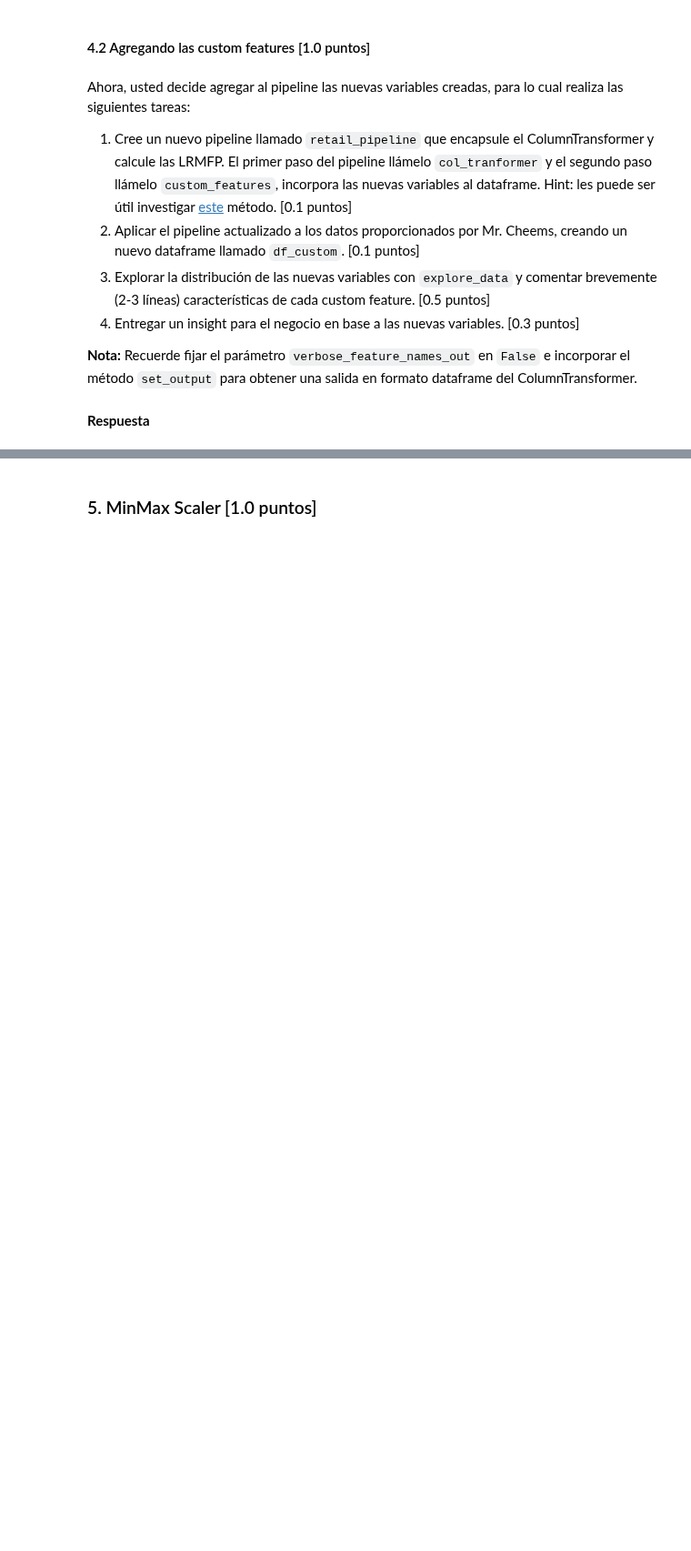
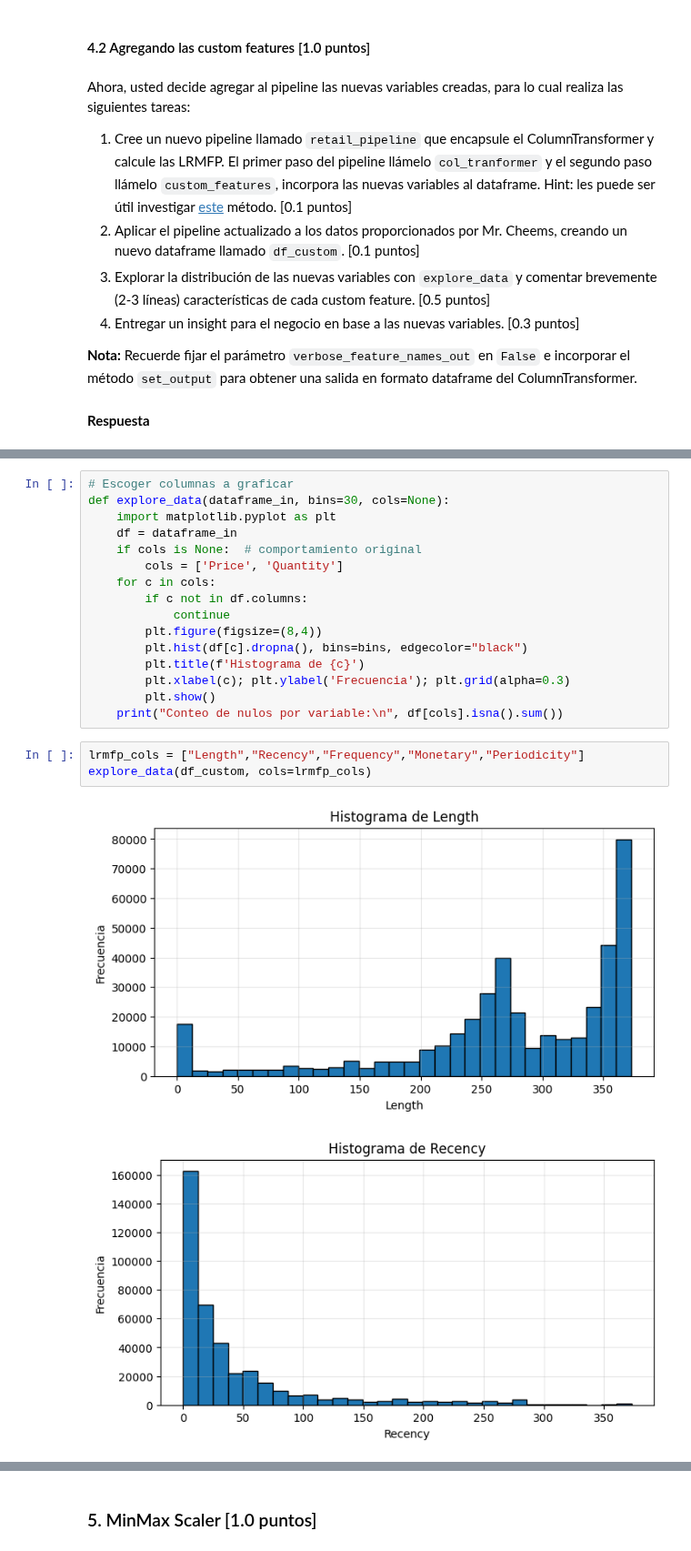
Before and after one commit to jesuvalenzuela/NanSquad, a Jupyter notebook: Lab3/Lab3_Enunciado.ipynb, the cells around one changed output, grey strips where cells are left out. Shown at 91% size. Cells and saved outputs as stored; diff of their text form; blank space fills up the shorter version.

```diff
--- a/Lab3/Lab3_Enunciado.ipynb
+++ b/Lab3/Lab3_Enunciado.ipynb
@@ -638,0 +699,22 @@ Ahora, usted decide agregar al pipeline las nuevas variables creadas, para lo cu
+# %%
+# Escoger columnas a graficar
+def explore_data(dataframe_in, bins=30, cols=None):
+    import matplotlib.pyplot as plt
+    df = dataframe_in
+    if cols is None:  # comportamiento original
+        cols = ['Price', 'Quantity']
+    for c in cols:
+        if c not in df.columns:
+            continue
+        plt.figure(figsize=(8,4))
+        plt.hist(df[c].dropna(), bins=bins, edgecolor="black")
+        plt.title(f'Histograma de {c}')
+        plt.xlabel(c); plt.ylabel('Frecuencia'); plt.grid(alpha=0.3)
+        plt.show()
+    print("Conteo de nulos por variable:\n", df[cols].isna().sum())
+# %%
+lrmfp_cols = ["Length","Recency","Frequency","Monetary","Periodicity"]
+explore_data(df_custom, cols=lrmfp_cols)
+# %% [output]
+[figure, added]
+[figure, added]
```
Also changed, not shown: parts of 12 cells of this notebook.
